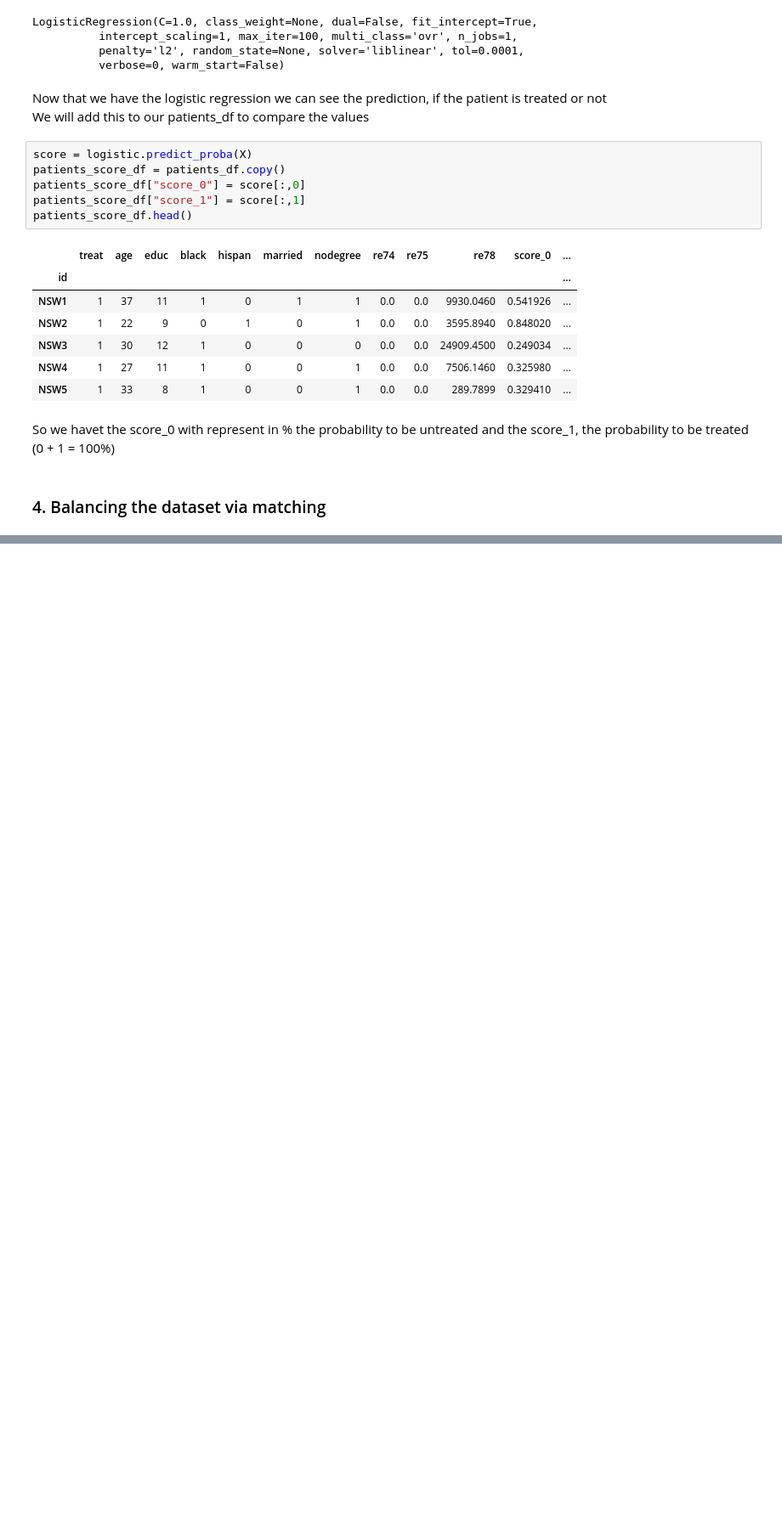
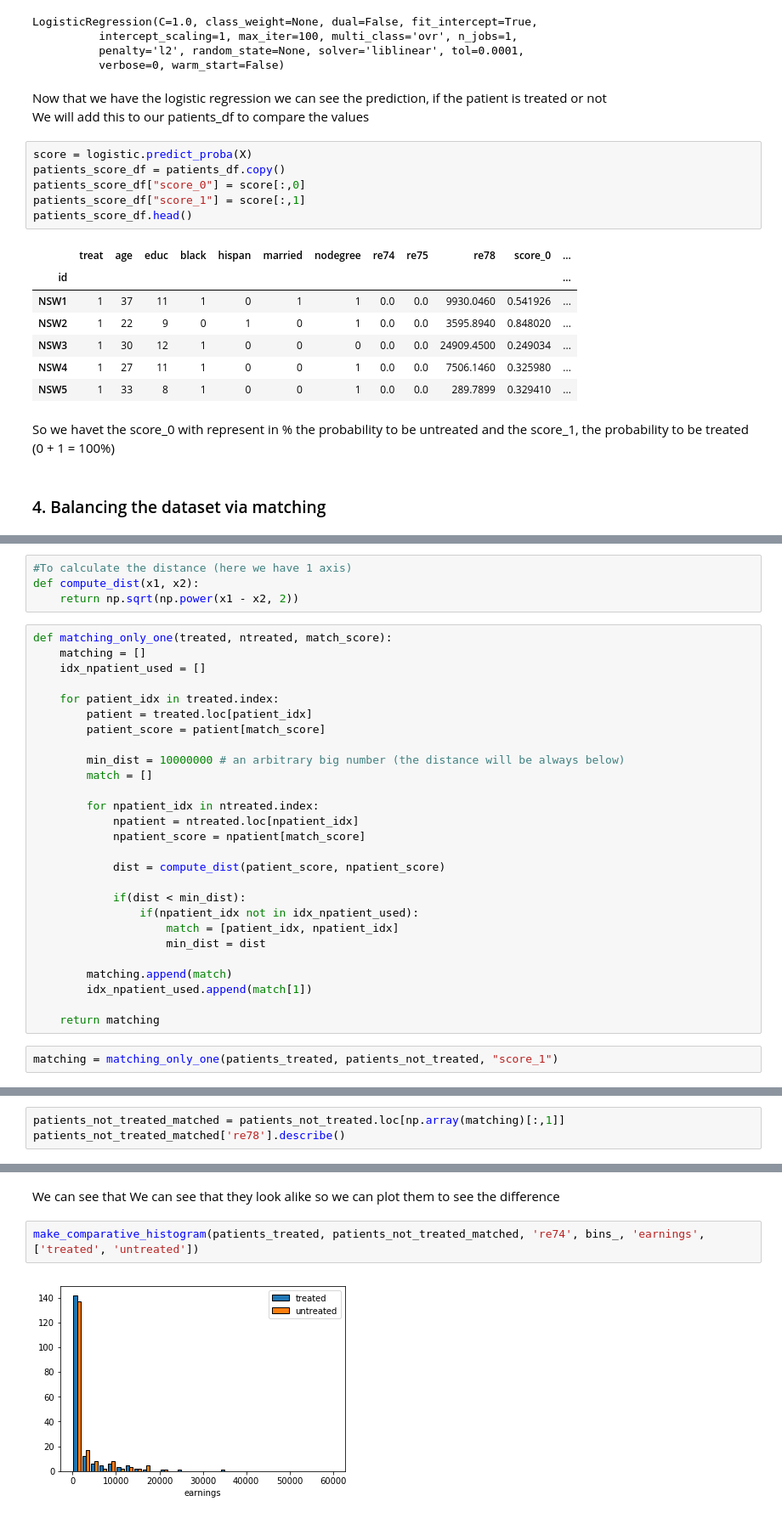
Before and after one commit to IsaacLeimgruber/ADA_labs_repo, a Jupyter notebook: 04 - Applied ML/HW04_Kevin.ipynb, the cells around one changed output, grey strips where cells are left out. Shown at 85% size. Drawn from its saved outputs; the diff is of its cells as text; blank space fills up the shorter version.

```diff
--- a/04 - Applied ML/HW04_Kevin.ipynb
+++ b/04 - Applied ML/HW04_Kevin.ipynb
@@ -293,0 +329,33 @@ So we havet the score_0 with represent in % the probability to be untreated and
+# %%
+#To calculate the distance (here we have 1 axis)
+def compute_dist(x1, x2):
+    return np.sqrt(np.power(x1 - x2, 2))
+# %%
+def matching_only_one(treated, ntreated, match_score):
+    matching = []
+    idx_npatient_used = []
+
+    for patient_idx in treated.index:
+        patient = treated.loc[patient_idx]
+        patient_score = patient[match_score]
+
+        min_dist = 10000000 # an arbitrary big number (the distance will be always below)
+        match = []
+
+        for npatient_idx in ntreated.index:
+            npatient = ntreated.loc[npatient_idx]
+            npatient_score = npatient[match_score]
+
+            dist = compute_dist(patient_score, npatient_score)
+
+            if(dist < min_dist):
+                if(npatient_idx not in idx_npatient_used):
+                    match = [patient_idx, npatient_idx]
+                    min_dist = dist
+
+        matching.append(match)
+        idx_npatient_used.append(match[1])
+
+    return matching
+# %%
+matching = matching_only_one(patients_treated, patients_not_treated, "score_1")
@@ -293,0 +392,3 @@ So we havet the score_0 with represent in % the probability to be untreated and
+# %%
+patients_not_treated_matched = patients_not_treated.loc[np.array(matching)[:,1]]
+patients_not_treated_matched['re78'].describe()
@@ -293,0 +405,6 @@ So we havet the score_0 with represent in % the probability to be untreated and
+# %% [markdown]
+We can see that We can see that they look alike so we can plot them to see the difference
+# %%
+make_comparative_histogram(patients_treated, patients_not_treated_matched, 're74', bins_, 'earnings', ['treated', 'untreated'])
+# %% [output]
+[figure, added]
```
Also changed, not shown: parts of 29 cells of this notebook.
